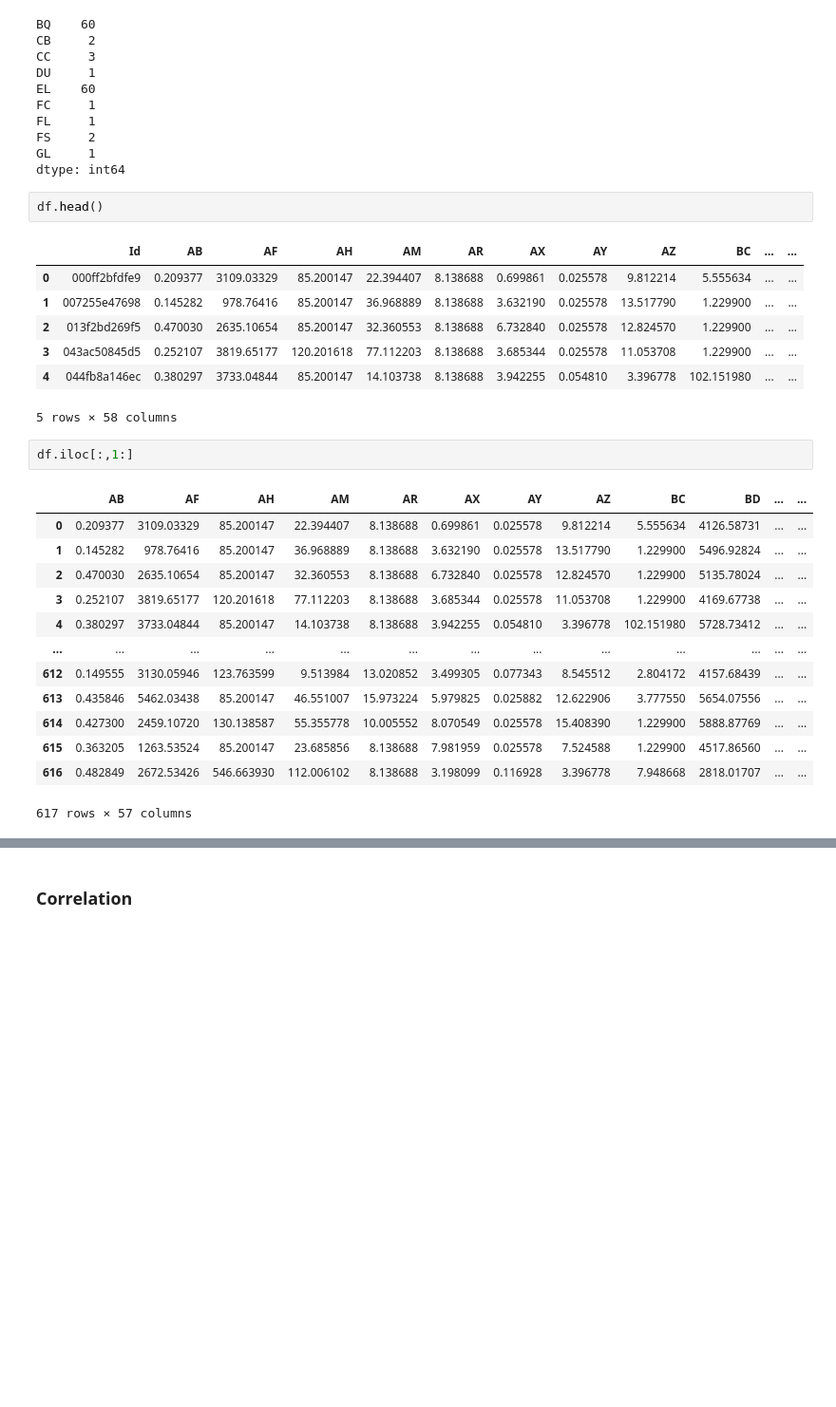
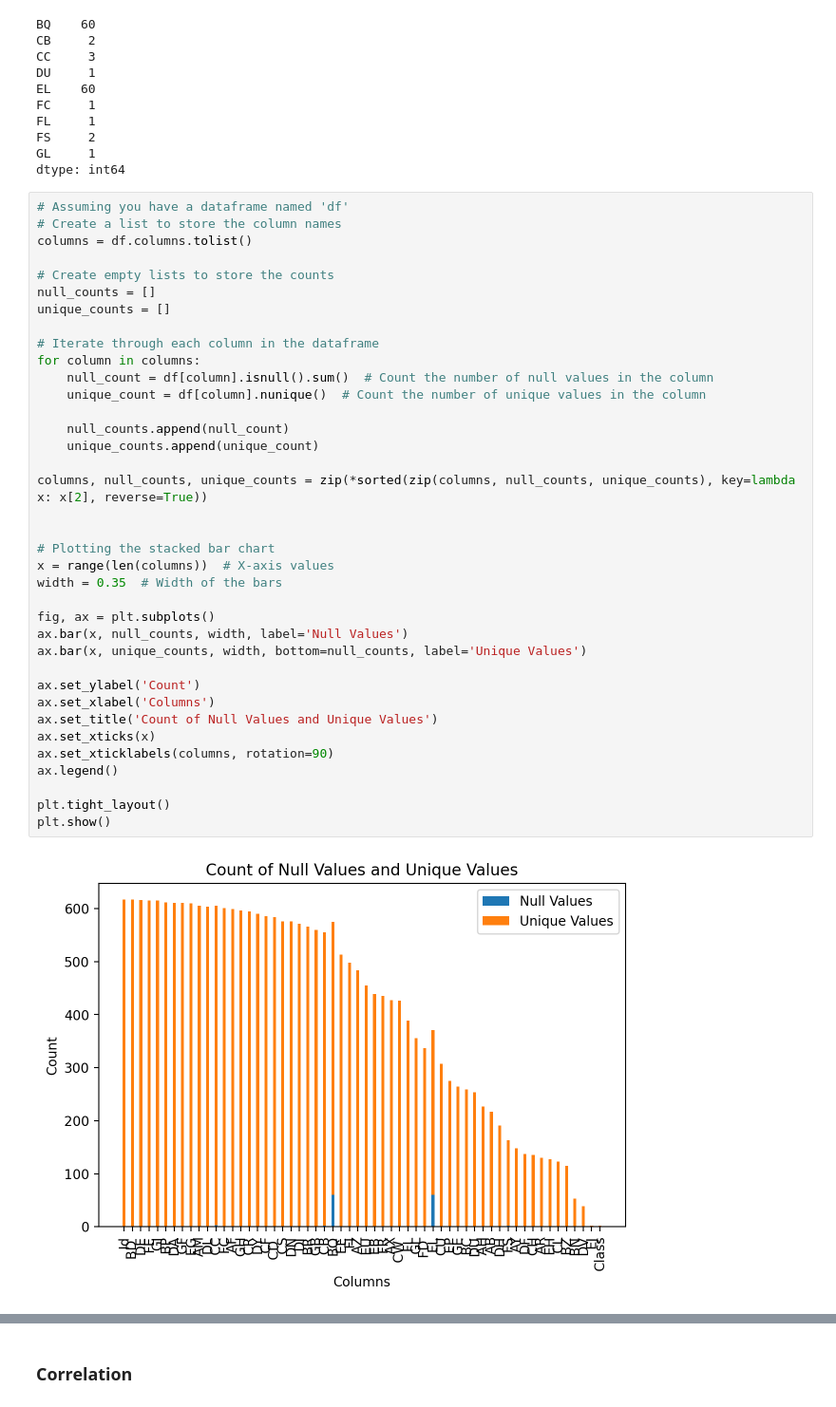
Before and after one commit to darby-brown/predicting-age-related-diseases, a Jupyter notebook: bryan_playground/eda.ipynb, the cells around one changed output, grey strips where cells are left out. Shown at 95% size. Drawn from its saved outputs; the diff is of its cells as text; blank space fills up the shorter version.

```diff
--- a/bryan_playground/eda.ipynb
+++ b/bryan_playground/eda.ipynb
@@ -121,29 +124,42 @@ FL     1
 FS     2
 GL     1
 dtype: int64
-# %%
-df.head()
-# %% [output]
-|  | Id | AB | AF | AH | AM | AR | AX | AY | AZ | BC | ... | ... |
-| 0 | 000ff2bfdfe9 | 0.209377 | 3109.03329 | 85.200147 | 22.394407 | 8.138688 | 0.699861 | 0.025578 | 9.812214 | 5.555634 | ... | ... |
-| 1 | 007255e47698 | 0.145282 | 978.76416 | 85.200147 | 36.968889 | 8.138688 | 3.632190 | 0.025578 | 13.517790 | 1.229900 | ... | ... |
-| 2 | 013f2bd269f5 | 0.470030 | 2635.10654 | 85.200147 | 32.360553 | 8.138688 | 6.732840 | 0.025578 | 12.824570 | 1.229900 | ... | ... |
-| 3 | 043ac50845d5 | 0.252107 | 3819.65177 | 120.201618 | 77.112203 | 8.138688 | 3.685344 | 0.025578 | 11.053708 | 1.229900 | ... | ... |
-| 4 | 044fb8a146ec | 0.380297 | 3733.04844 | 85.200147 | 14.103738 | 8.138688 | 3.942255 | 0.054810 | 3.396778 | 102.151980 | ... | ... |
-5 rows × 58 columns
-# %%
-df.iloc[:,1:]
-# %% [output]
-|  | AB | AF | AH | AM | AR | AX | AY | AZ | BC | BD | ... | ... |
-| 0 | 0.209377 | 3109.03329 | 85.200147 | 22.394407 | 8.138688 | 0.699861 | 0.025578 | 9.812214 | 5.555634 | 4126.58731 | ... | ... |
-| 1 | 0.145282 | 978.76416 | 85.200147 | 36.968889 | 8.138688 | 3.632190 | 0.025578 | 13.517790 | 1.229900 | 5496.92824 | ... | ... |
-| 2 | 0.470030 | 2635.10654 | 85.200147 | 32.360553 | 8.138688 | 6.732840 | 0.025578 | 12.824570 | 1.229900 | 5135.78024 | ... | ... |
-| 3 | 0.252107 | 3819.65177 | 120.201618 | 77.112203 | 8.138688 | 3.685344 | 0.025578 | 11.053708 | 1.229900 | 4169.67738 | ... | ... |
-| 4 | 0.380297 | 3733.04844 | 85.200147 | 14.103738 | 8.138688 | 3.942255 | 0.054810 | 3.396778 | 102.151980 | 5728.73412 | ... | ... |
-| ... | ... | ... | ... | ... | ... | ... | ... | ... | ... | ... | ... | ... |
-| 612 | 0.149555 | 3130.05946 | 123.763599 | 9.513984 | 13.020852 | 3.499305 | 0.077343 | 8.545512 | 2.804172 | 4157.68439 | ... | ... |
-| 613 | 0.435846 | 5462.03438 | 85.200147 | 46.551007 | 15.973224 | 5.979825 | 0.025882 | 12.622906 | 3.777550 | 5654.07556 | ... | ... |
-| 614 | 0.427300 | 2459.10720 | 130.138587 | 55.355778 | 10.005552 | 8.070549 | 0.025578 | 15.408390 | 1.229900 | 5888.87769 | ... | ... |
-| 615 | 0.363205 | 1263.53524 | 85.200147 | 23.685856 | 8.138688 | 7.981959 | 0.025578 | 7.524588 | 1.229900 | 4517.86560 | ... | ... |
-| 616 | 0.482849 | 2672.53426 | 546.663930 | 112.006102 | 8.138688 | 3.198099 | 0.116928 | 3.396778 | 7.948668 | 2818.01707 | ... | ... |
-617 rows × 57 columns
+# %%
+# Assuming you have a dataframe named 'df'
+# Create a list to store the column names
+columns = df.columns.tolist()
+
+# Create empty lists to store the counts
+null_counts = []
+unique_counts = []
+
+# Iterate through each column in the dataframe
+for column in columns:
+    null_count = df[column].isnull().sum()  # Count the number of null values in the column
+    unique_count = df[column].nunique()  # Count the number of unique values in the column
+
+    null_counts.append(null_count)
+    unique_counts.append(unique_count)
+
+columns, null_counts, unique_counts = zip(*sorted(zip(columns, null_counts, unique_counts), key=lambda x: x[2], reverse=True))
+
+
+# Plotting the stacked bar chart
+x = range(len(columns))  # X-axis values
+width = 0.35  # Width of the bars
+
+fig, ax = plt.subplots()
+ax.bar(x, null_counts, width, label='Null Values')
+ax.bar(x, unique_counts, width, bottom=null_counts, label='Unique Values')
+
+ax.set_ylabel('Count')
+ax.set_xlabel('Columns')
+ax.set_title('Count of Null Values and Unique Values')
+ax.set_xticks(x)
+ax.set_xticklabels(columns, rotation=90)
+ax.legend()
+
+plt.tight_layout()
+plt.show()
+# %% [output]
+[figure, added]
```
Also changed, not shown: parts of 4 cells of this notebook, 3 other files.
